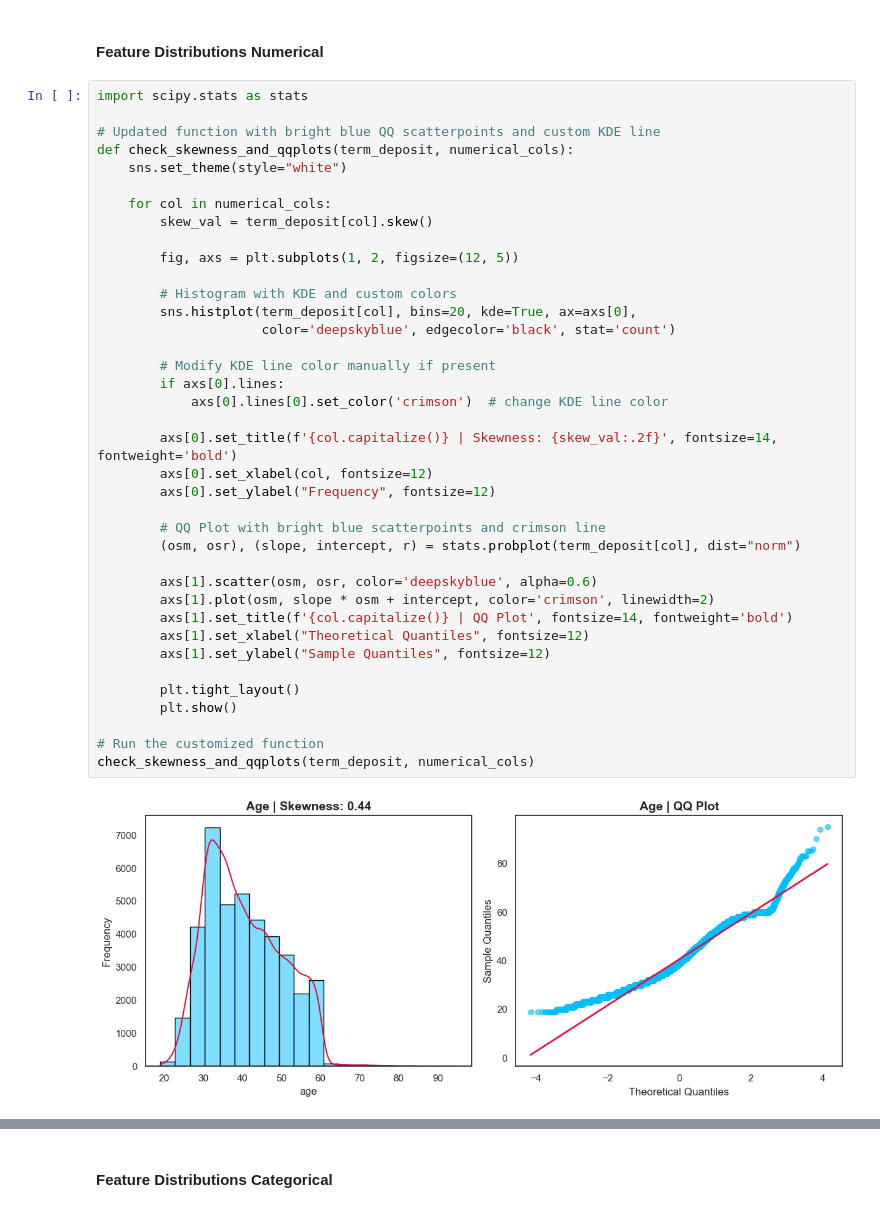
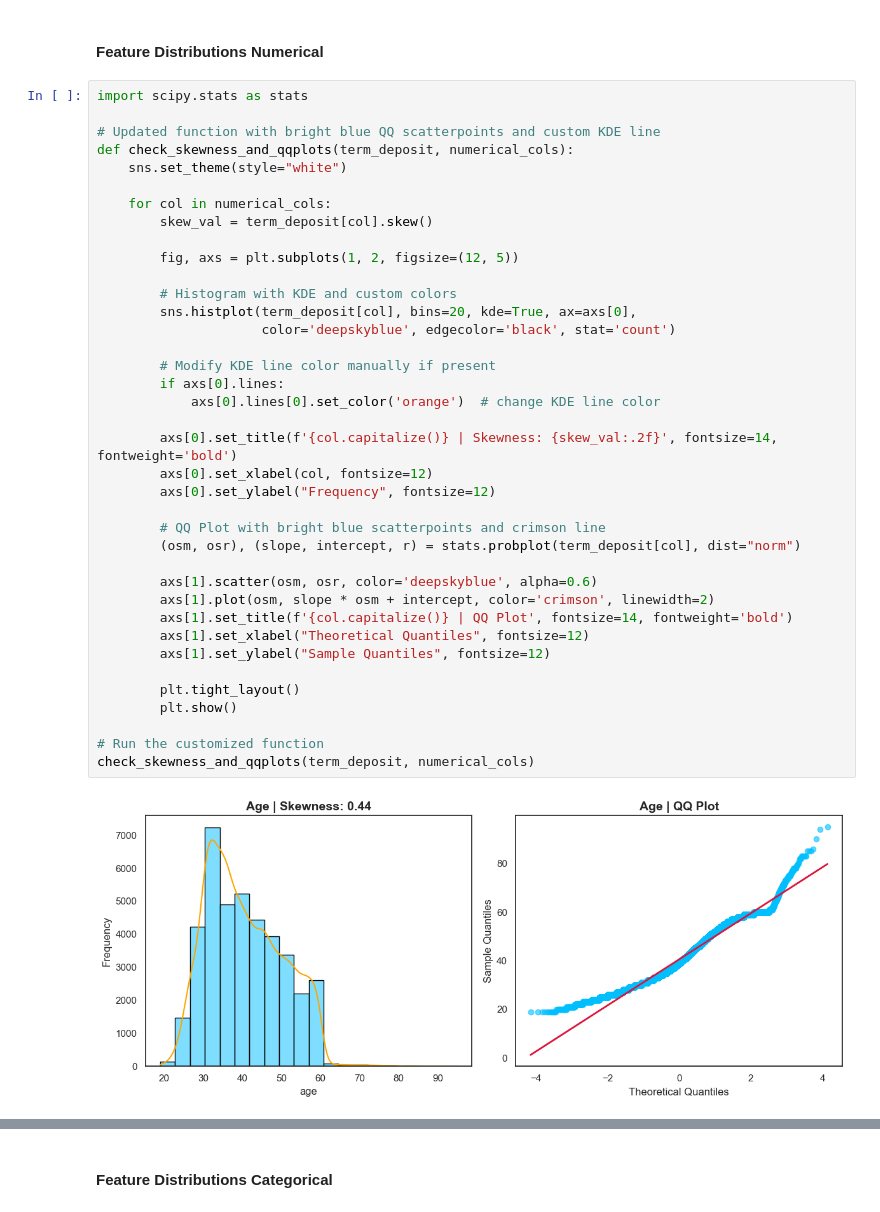
Before and after one commit to Sooihk/Apziva-Project-Term-Deposit-Marketing, a Jupyter notebook: notebooks/term_deposit_marketing.ipynb, the cells around one changed output, grey strips where cells are left out. Drawn from its saved outputs; the diff is of its cells as text.

```diff
--- a/notebooks/term_deposit_marketing.ipynb
+++ b/notebooks/term_deposit_marketing.ipynb
@@ -208,32 +208,32 @@ def check_skewness_and_qqplots(term_deposit, numerical_cols):
         skew_val = term_deposit[col].skew()
 
         fig, axs = plt.subplots(1, 2, figsize=(12, 5))
 
         # Histogram with KDE and custom colors
         sns.histplot(term_deposit[col], bins=20, kde=True, ax=axs[0],
                      color='deepskyblue', edgecolor='black', stat='count')
 
         # Modify KDE line color manually if present
         if axs[0].lines:
-            axs[0].lines[0].set_color('crimson')  # change KDE line color
+            axs[0].lines[0].set_color('orange')  # change KDE line color
 
         axs[0].set_title(f'{col.capitalize()} | Skewness: {skew_val:.2f}', fontsize=14, fontweight='bold')
         axs[0].set_xlabel(col, fontsize=12)
         axs[0].set_ylabel("Frequency", fontsize=12)
 
         # QQ Plot with bright blue scatterpoints and crimson line
         (osm, osr), (slope, intercept, r) = stats.probplot(term_deposit[col], dist="norm")
 
         axs[1].scatter(osm, osr, color='deepskyblue', alpha=0.6)
         axs[1].plot(osm, slope * osm + intercept, color='crimson', linewidth=2)
         axs[1].set_title(f'{col.capitalize()} | QQ Plot', fontsize=14, fontweight='bold')
         axs[1].set_xlabel("Theoretical Quantiles", fontsize=12)
         axs[1].set_ylabel("Sample Quantiles", fontsize=12)
 
         plt.tight_layout()
         plt.show()
 
 # Run the customized function
 check_skewness_and_qqplots(term_deposit, numerical_cols)
 # %% [output]
-[figure, old version]
+[figure, new version]
```
Also changed, not shown: parts of 3 cells of this notebook.
